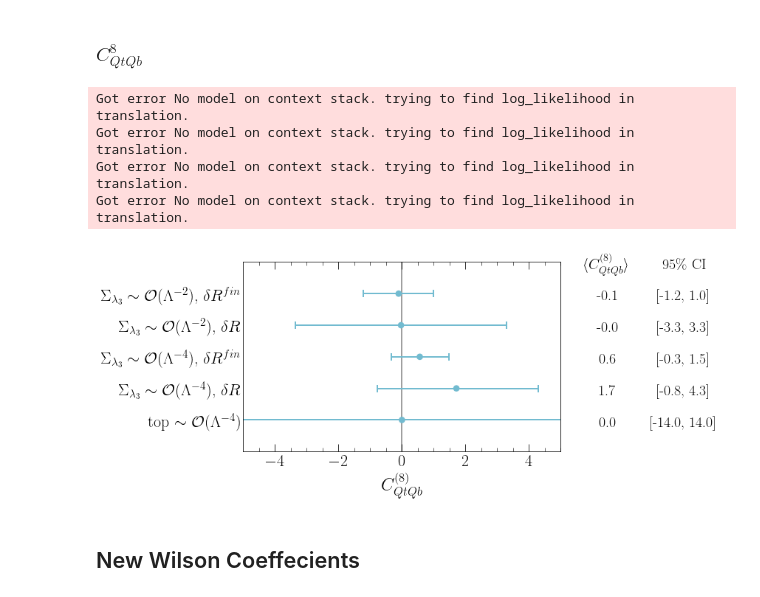
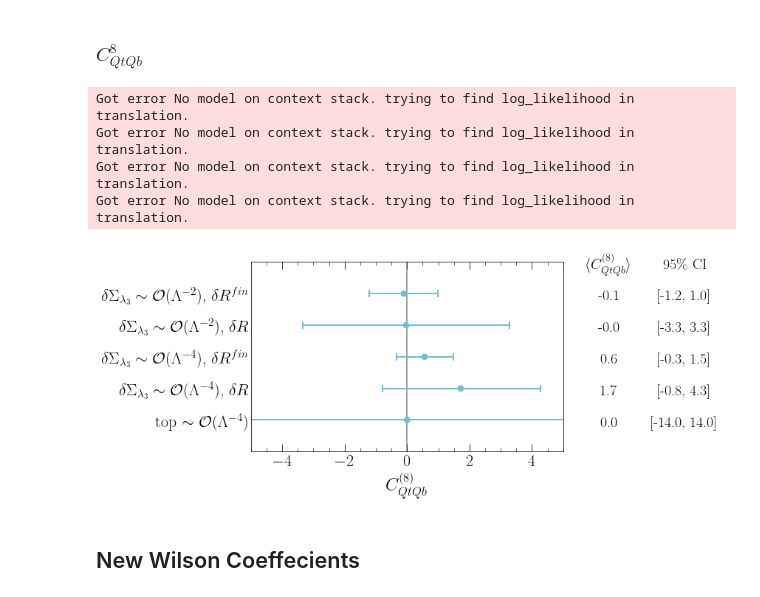
Before and after one commit to alasfar-lina/trilinear4tops, a Jupyter notebook: Notebooks/SummaryPlots.ipynb, the cells around one changed output. Saved outputs shown, nothing was run; the diff lists cells and outputs as text; code cells hidden in the pictures.

```diff
--- a/Notebooks/SummaryPlots.ipynb
+++ b/Notebooks/SummaryPlots.ipynb
@@ -301,10 +271,10 @@ Got error No model on context stack. trying to find log_likelihood in translatio
 ### $C_{QtQb}^{8}$
 # %%
 labs = [
-         r" $\Sigma_{\lambda_3}\sim \mathcal{O}(\Lambda^{-2})$, $\delta R^{fin}$",
-         r" $\Sigma_{\lambda_3}\sim \mathcal{O}(\Lambda^{-2})$, $\delta R$",
-         r" $\Sigma_{\lambda_3}\sim \mathcal{O}(\Lambda^{-4})$, $\delta R^{fin}$ ",
-         r" $\Sigma_{\lambda_3}\sim \mathcal{O}(\Lambda^{-4})$, $\delta R$ ",
+         r" $\delta\Sigma_{\lambda_3}\sim \mathcal{O}(\Lambda^{-2})$, $\delta R^{fin}$",
+         r" $\delta\Sigma_{\lambda_3}\sim \mathcal{O}(\Lambda^{-2})$, $\delta R$",
+         r" $\delta\Sigma_{\lambda_3}\sim \mathcal{O}(\Lambda^{-4})$, $\delta R^{fin}$ ",
+         r" $\delta\Sigma_{\lambda_3}\sim \mathcal{O}(\Lambda^{-4})$, $\delta R$ ",
        r"top $\sim\mathcal{O}(\Lambda^{-4})$"
 ]
 ymu=np.zeros(1)
@@ -331,34 +301,34 @@ for modelfile in files:
         ydown=np.append(ydown,[df_2.loc['C4Q']['hdi_2.275%']])
 yup= yup[yup!=0]
 ymu= ymu[ymu!=0]
 ydown= ydown[ydown!=0]
     # add 4 top data
 r=len(files)
 ymu=np.insert(ymu,r,0.0)
 yup=np.insert(yup,r,14.0)
 ydown=np.insert(ydown,r,-14)
     #
 #ymu=np.insert(ymu,r+1,0.0)
 #yup=np.insert(yup,r+1,13.0)
 #ydown=np.insert(ydown,r+1,-13.0)
     #
 p = ForestPlot(label=labs, effect_measure=ymu, lcl=ydown, ucl=yup)
 p.labels(center=0.,effectmeasure= r'$\langle C_{QtQb}^{(8)} \rangle$')
 errcol=[colpastil[4] for i in range(len(labs))]
 p.colors(errorbarcolor=errcol,pointcolor=colpastil[4])
 ax=p.plot(figsize=(12,5), t_adjuster=0.07, max_value=5, min_value=-5,decimal=1)
 ax.get_xaxis().set_minor_locator(AutoMinorLocator())
 ax.set_xlabel(r"$C_{QtQb}^{(8)}$ ", fontsize=24)
 plt.tight_layout()
 plt.savefig('../results/plots/uebeblick_Cqtqb8.pdf', dpi=300, bbox_inches='tight', transparent=True)
 plt.show()
 #################################
 # %% [output]
 Got error No model on context stack. trying to find log_likelihood in translation.
 Got error No model on context stack. trying to find log_likelihood in translation.
 Got error No model on context stack. trying to find log_likelihood in translation.
 Got error No model on context stack. trying to find log_likelihood in translation.
-[figure, old version]
+[figure, new version]
 # %% [markdown]
 ## New Wilson Coeffecients
 # %%
```
Also changed, not shown: parts of 6 cells of this notebook, 24 other files.
